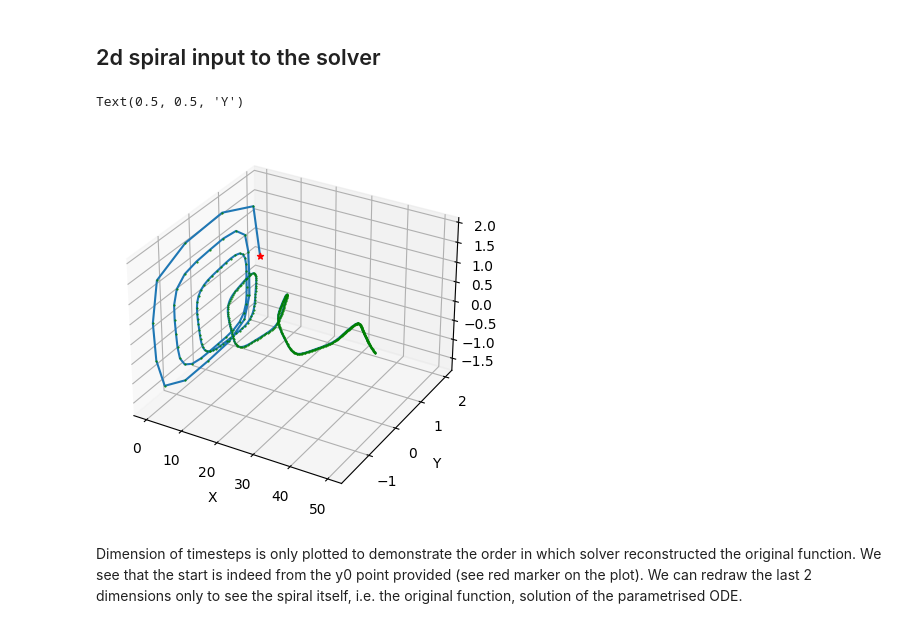
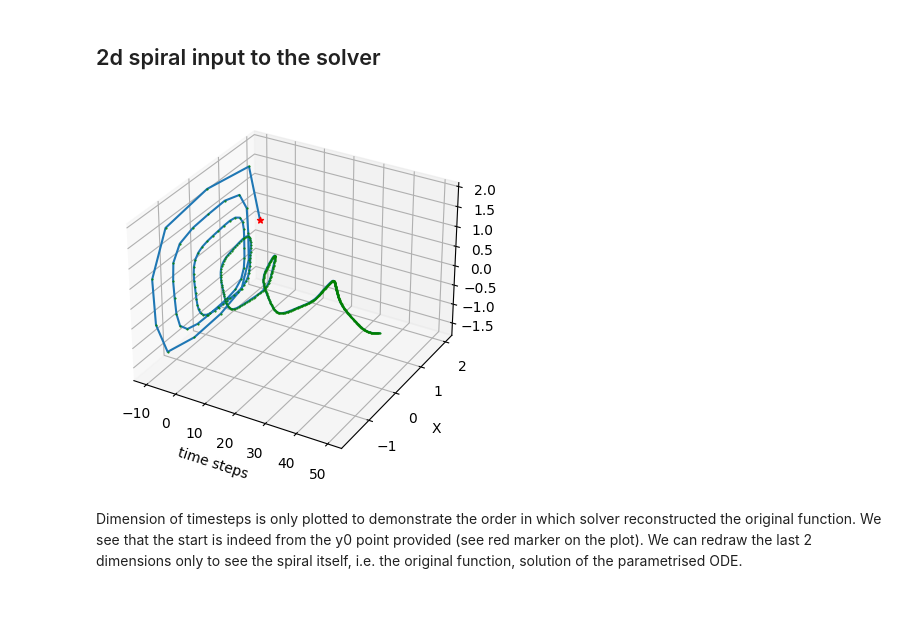
Before and after one commit to igor-cheb/Neural_ODEs_experiements, a Jupyter notebook: ODE_solver_experiments.ipynb, the cells around one changed output. Cells and saved outputs as stored; diff of their text form; code cells hidden in the pictures.

```diff
--- a/ODE_solver_experiments.ipynb
+++ b/ODE_solver_experiments.ipynb
@@ -91,20 +96,19 @@ def ODE_2d(t, y):
     return ode
 # %%
 y0 = torch.tensor([[2., 0.]])     # starting point from which spiral is drawn
-t = torch.linspace(0., 50., 500)  # all time steps for which spiral is calculated
+t = torch.linspace(-10., 50., 500)  # all time steps for which spiral is calculated
 
 solution = torch_odeint(ODE_2d, y0=y0, t=t)
 # %%
 ax = plt.figure().add_subplot(projection='3d')
-ax.scatter(xs=[0], ys=[2], zs=[0], marker='*', color='red') # plotting starting point y0
+ax.scatter(xs=[-10.], ys=[2], zs=[0], marker='*', color='red') # plotting starting point y0
 ax.plot(xs=t,
         ys=solution.detach().numpy()[:, 0][:, 0],
         zs=solution.detach().numpy()[:, 0][:, 1],
         marker='.', markerfacecolor='green', markeredgecolor='green', markersize=1,)
-ax.set_xlabel('X'); ax.set_ylabel('Y')
+ax.set_xlabel('time steps'); ax.set_ylabel('X');
 # %% [output]
-Text(0.5, 0.5, 'Y')
-[figure, old version]
+[figure, new version]
 # %% [markdown]
 Dimension of timesteps is only plotted to demonstrate the order in which solver reconstructed the original function. We see that the start is indeed from the y0 point provided (see red marker on the plot). We can redraw the last 2 dimensions only to see the spiral itself, i.e. the original function, solution of the parametrised ODE.
 # %%
```
Also changed, not shown: parts of 3 cells of this notebook.
